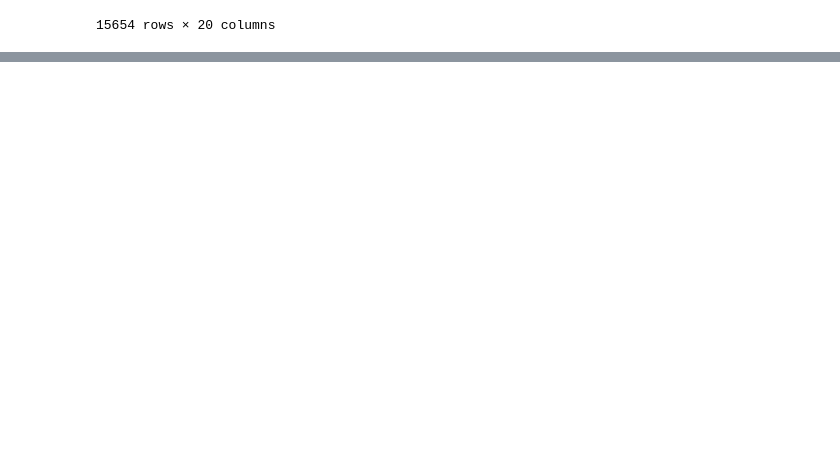
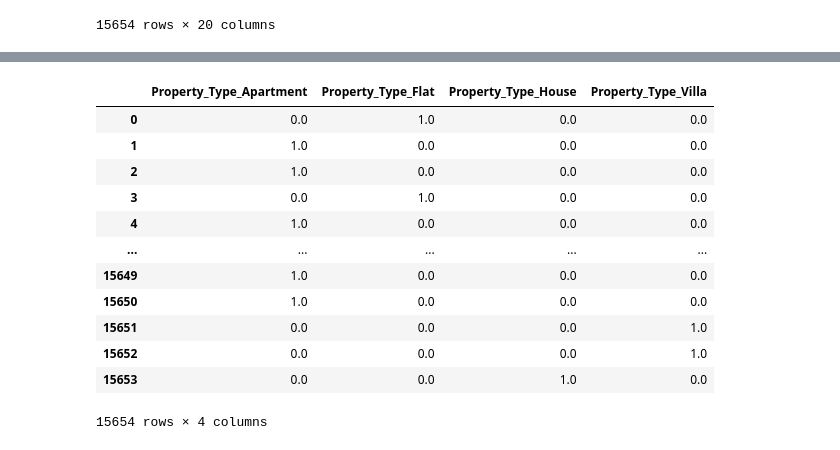
Before and after one commit to Sayan-Dasher-02/Sayan-Capgemini-Python-Assessment, a Jupyter notebook: Pandas_Revision.ipynb, the cells around one changed output, grey strips where cells are left out. Drawn from its saved outputs; the diff is of its cells as text; code cells hidden in the pictures; blank space fills up the shorter version.

```diff
--- a/Pandas_Revision.ipynb
+++ b/Pandas_Revision.ipynb
@@ -466,0 +547,23 @@ df
+# %%
+#One Hot Encoding
+from sklearn.preprocessing import OneHotEncoder
+
+ohe = OneHotEncoder(sparse_output = False)
+property_encoded = ohe.fit_transform(df[['Property_Type']])
+name = ohe.get_feature_names_out(['Property_Type'])
+property_encoded_df = pd.DataFrame(property_encoded, columns=name)
+property_encoded_df
+# %% [output]
+|  | Property_Type_Apartment | Property_Type_Flat | Property_Type_House | Property_Type_Villa |
+| 0 | 0.0 | 1.0 | 0.0 | 0.0 |
+| 1 | 1.0 | 0.0 | 0.0 | 0.0 |
+| 2 | 1.0 | 0.0 | 0.0 | 0.0 |
+| 3 | 0.0 | 1.0 | 0.0 | 0.0 |
+| 4 | 1.0 | 0.0 | 0.0 | 0.0 |
+| ... | ... | ... | ... | ... |
+| 15649 | 1.0 | 0.0 | 0.0 | 0.0 |
+| 15650 | 1.0 | 0.0 | 0.0 | 0.0 |
+| 15651 | 0.0 | 0.0 | 0.0 | 1.0 |
+| 15652 | 0.0 | 0.0 | 0.0 | 1.0 |
+| 15653 | 0.0 | 0.0 | 1.0 | 0.0 |
+15654 rows × 4 columns
```
Also changed, not shown: parts of 23 cells of this notebook, 2 other files.
